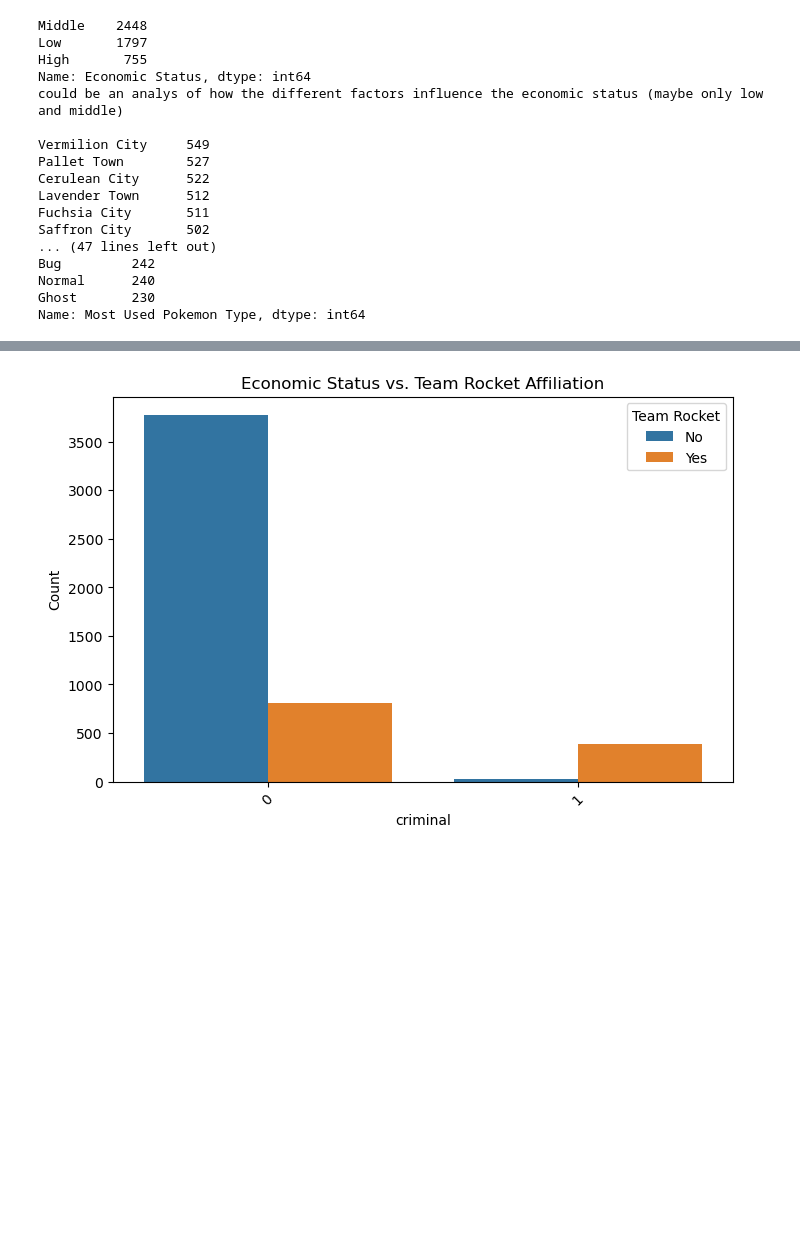
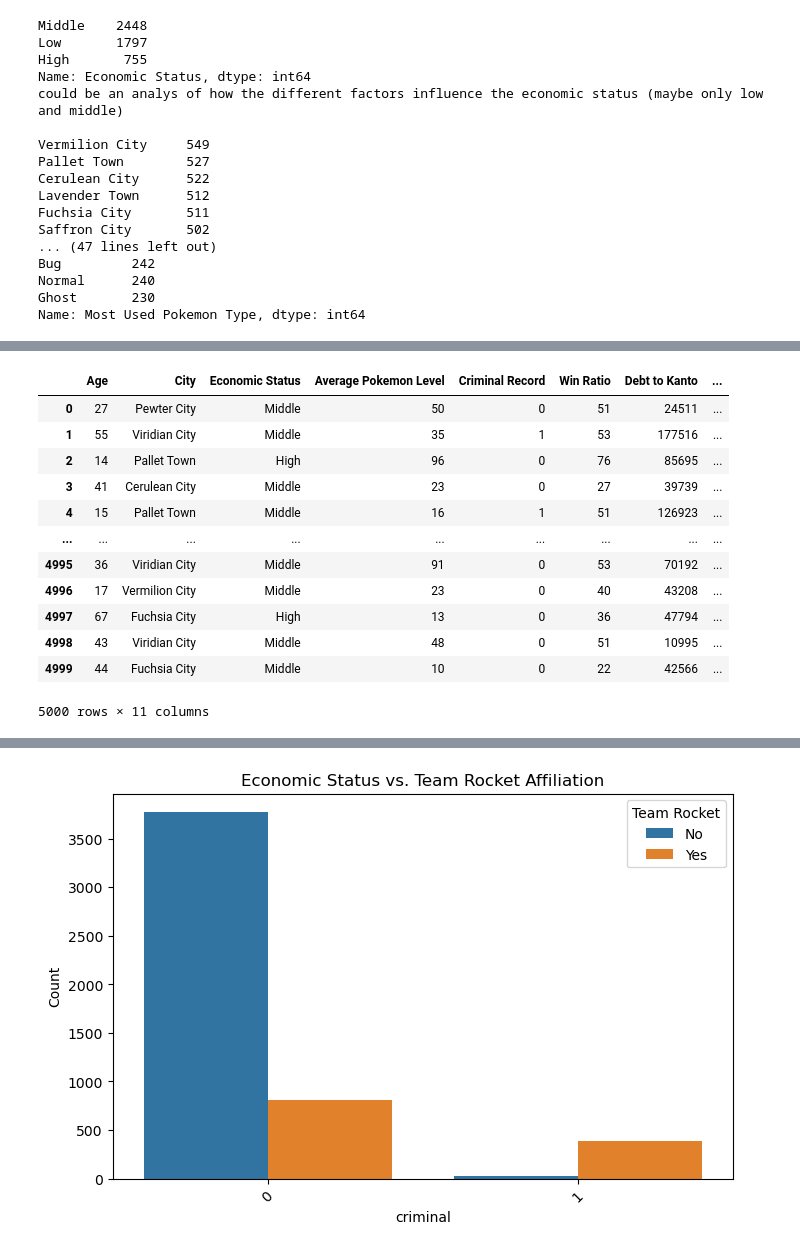
Before and after one commit to AlteaF/AFAE_Pokemon, a Jupyter notebook: EDA.ipynb, the cells around one changed output, grey strips where cells are left out. Cells and saved outputs as stored; diff of their text form; code cells hidden in the pictures; blank space fills up the shorter version.

```diff
--- a/EDA.ipynb
+++ b/EDA.ipynb
@@ -84,0 +91,34 @@ Name: Most Used Pokemon Type, dtype: int64
+# %%
+
+
+# Define job categories
+nice_jobs = [
+    'Breeder', 'PokéMart Seller', 'Scientist', 'Casino Worker', 'Police Officer',
+    'Elite Trainer', 'Champion', 'Gym Leader Assistant', 'Daycare Worker',
+    'Nurse', 'Researcher', 'Fisherman'
+]
+
+sketchy_jobs = [
+    'Biker', 'Underground Battler', 'Rocket Grunt', 'Black Market Dealer'
+]
+
+qualified_jobs = [
+    'Breeder', 'Scientist', 'Police Officer', 'Elite Trainer', 'Champion',
+    'Gym Leader Assistant', 'Daycare Worker', 'Nurse', 'Researcher'
+]
+
+non_qualified_jobs = [
+    'Biker', 'Pokemart Seller', 'Casino Worker', 'Underground Battler',
+    'Rocket Grunt', 'Black Market Dealer', 'Fisherman'
+]
+
+
+# Add "nice" column
+data['Nice'] = data['Profession'].apply(
+    lambda x: 1 if x in nice_jobs else (0 if x in sketchy_jobs else 0)
+)
+
+# Add "qualified" column
+data['Qualified'] = data['Profession'].apply(
+    lambda x: 1 if x in qualified_jobs else (0 if x in non_qualified_jobs else 0)
+)
@@ -84,0 +127,16 @@ Name: Most Used Pokemon Type, dtype: int64
+# %%
+data
+# %% [output]
+|  | Age | City | Economic Status | Average Pokemon Level | Criminal Record | Win Ratio | Debt to Kanto | ... |
+| 0 | 27 | Pewter City | Middle | 50 | 0 | 51 | 24511 | ... |
+| 1 | 55 | Viridian City | Middle | 35 | 1 | 53 | 177516 | ... |
+| 2 | 14 | Pallet Town | High | 96 | 0 | 76 | 85695 | ... |
+| 3 | 41 | Cerulean City | Middle | 23 | 0 | 27 | 39739 | ... |
+| 4 | 15 | Pallet Town | Middle | 16 | 1 | 51 | 126923 | ... |
+| ... | ... | ... | ... | ... | ... | ... | ... | ... |
+| 4995 | 36 | Viridian City | Middle | 91 | 0 | 53 | 70192 | ... |
+| 4996 | 17 | Vermilion City | Middle | 23 | 0 | 40 | 43208 | ... |
+| 4997 | 67 | Fuchsia City | High | 13 | 0 | 36 | 47794 | ... |
+| 4998 | 43 | Viridian City | Middle | 48 | 0 | 51 | 10995 | ... |
+| 4999 | 44 | Fuchsia City | Middle | 10 | 0 | 22 | 42566 | ... |
+5000 rows × 11 columns
```
Also changed, not shown: parts of 16 cells of this notebook, 7 other files.
